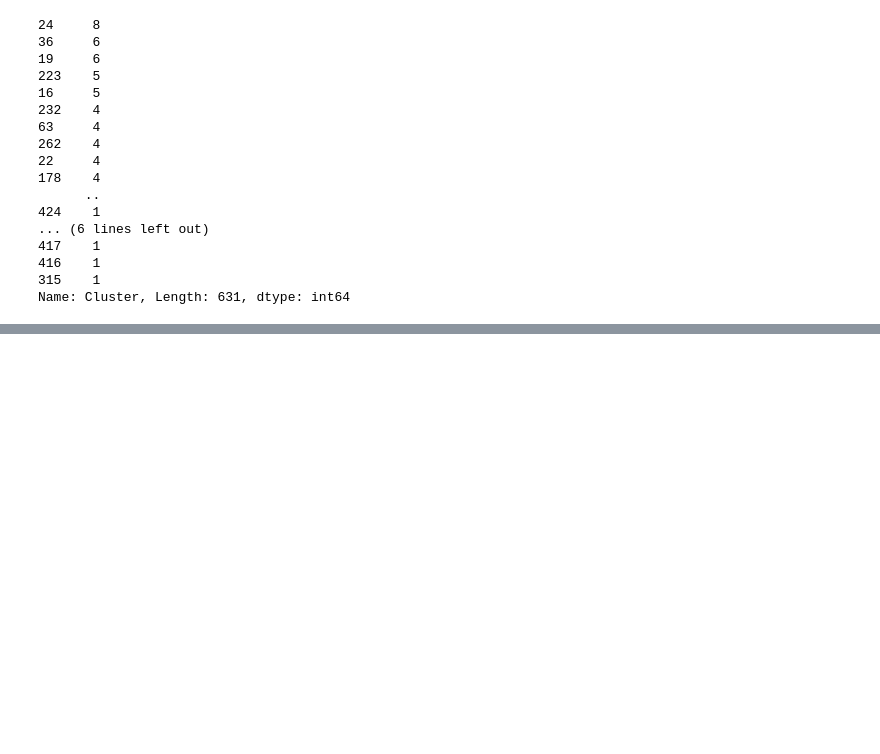
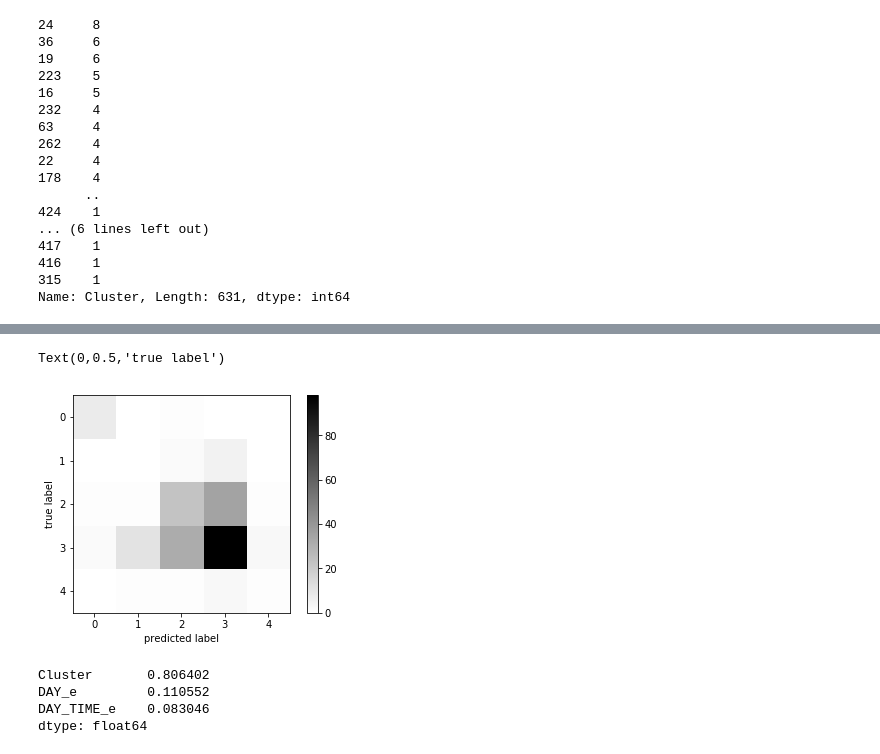
Before and after one commit to UNCG-CSE/GSBO_City_Collision_Data_Analysis, a Jupyter notebook: src/Pedestrian.ipynb, the cells around one changed output, grey strips where cells are left out. Cells and saved outputs as stored; diff of their text form; code cells hidden in the pictures; blank space fills up the shorter version.

```diff
--- a/src/Pedestrian.ipynb
+++ b/src/Pedestrian.ipynb
@@ -1303,0 +1391,6 @@ Name: Cluster, Length: 631, dtype: int64
+# %%
+ped_data['TRAFFIC_CONTROL_e'] = np.where(ped_data.TRAFFIC_CONTROL == 'NO CONTROL PRESENT', 1,
+                                         np.where(ped_data.TRAFFIC_CONTROL == 'STOP AND GO SIGNAL', 2,
+                                                  np.where(ped_data.TRAFFIC_CONTROL == 'STOP SIGN', 3,
+                                                           np.where(ped_data.TRAFFIC_CONTROL == 'FLASHING STOP AND GO SIGNAL', 4, 5))))
+ped_data['TRAFFIC_CONTROL_e'].value_counts()
@@ -1303,0 +1420,8 @@ Name: Cluster, Length: 631, dtype: int64
+# %%
+ped_data['DAY_e'] = np.where(ped_data.DAY == 'Monday', 1,
+                             np.where(ped_data.DAY == 'Tuesday', 2,
+                                      np.where(ped_data.DAY == 'Wednesday', 3,
+                                               np.where(ped_data.DAY == 'Thursday', 4,
+                                                        np.where(ped_data.DAY == 'Friday', 5,
+                                                                 np.where(ped_data.DAY == 'Saturday', 6, 7))))))
+ped_data['DAY_e'].value_counts()
@@ -1303,0 +1543,19 @@ Name: Cluster, Length: 631, dtype: int64
+# %%
+plt.imshow(metrics.confusion_matrix(Y_rf_pred, Y_rf_test),
+           interpolation='nearest', cmap=plt.cm.binary)
+plt.grid(False)
+plt.colorbar()
+plt.xlabel("predicted label")
+plt.ylabel("true label")
+# %% [output]
+Text(0,0.5,'true label')
+[figure, added]
+# %%
+feature_names = ['DAY_e', 'DAY_TIME_e', 'Cluster']
+feature_imp = pd.Series(clf.feature_importances_,index=feature_names).sort_values(ascending=False)
+feature_imp
+# %% [output]
+Cluster       0.806402
+DAY_e         0.110552
+DAY_TIME_e    0.083046
+dtype: float64
```
Also changed, not shown: parts of 41 cells of this notebook.
